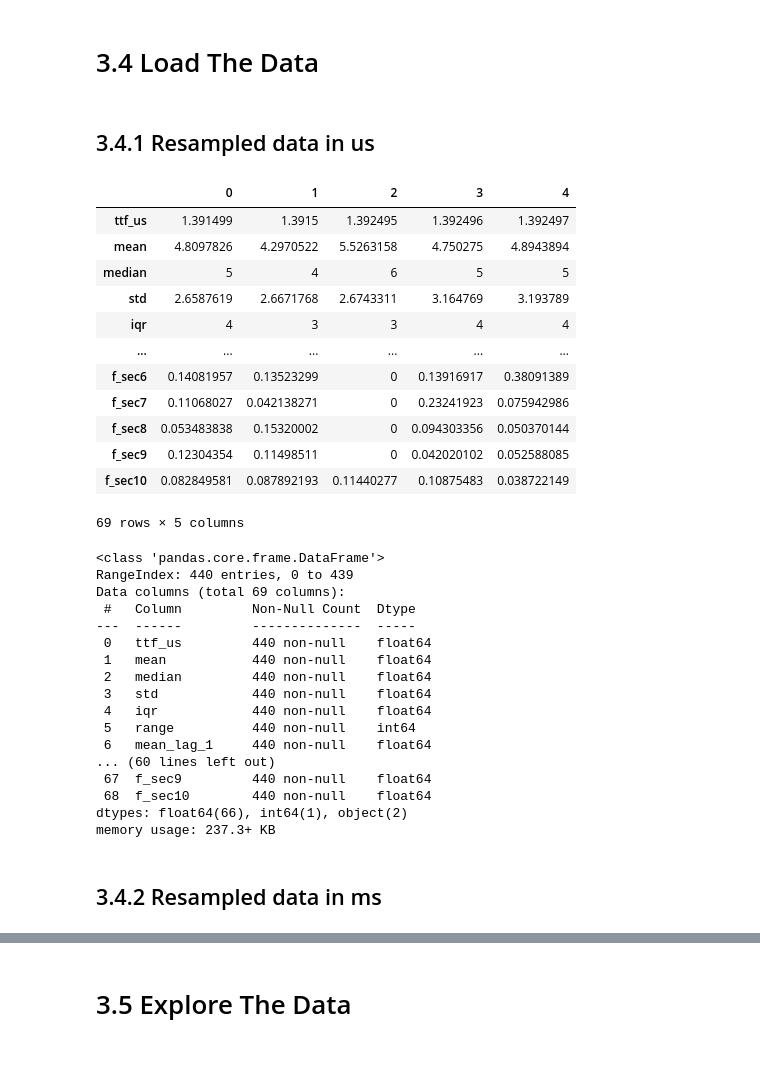
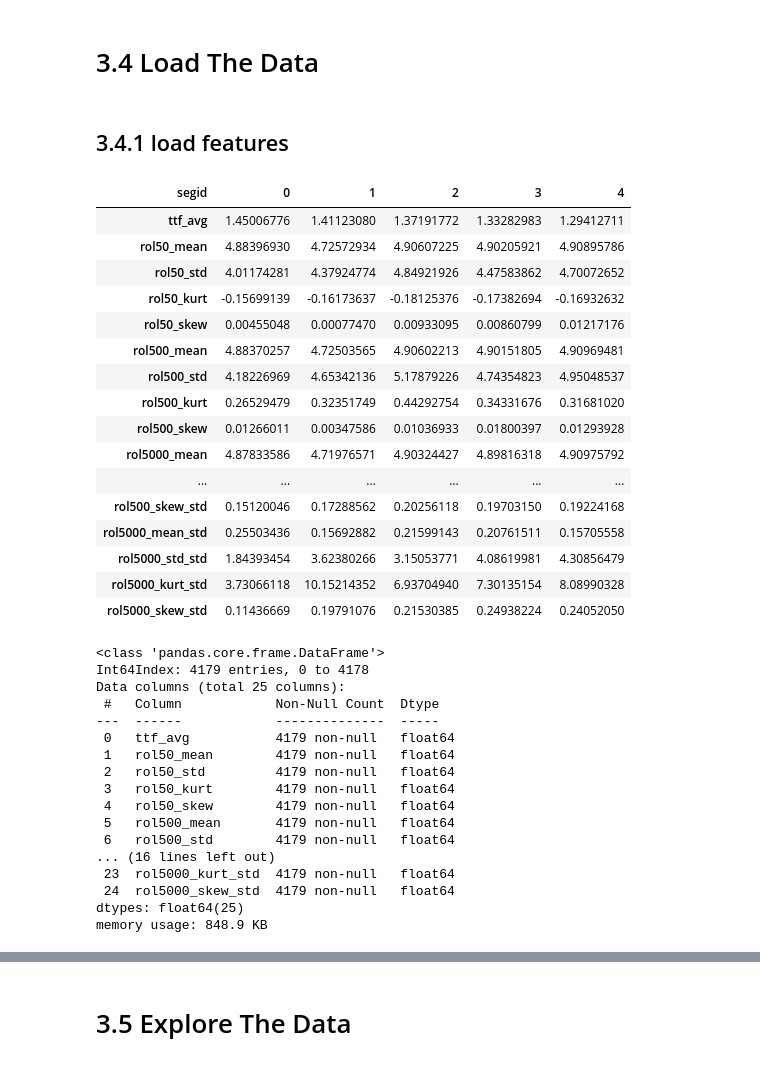
Before and after one commit to qq7933086/Laboratory_earthquake_time_prediction, a Jupyter notebook: Notebooks/03_exploratory_data_analysis.ipynb, the cells around one changed output, grey strips where cells are left out. Saved outputs shown, nothing was run; the diff lists cells and outputs as text; code cells hidden in the pictures.

```diff
--- a/Notebooks/03_exploratory_data_analysis.ipynb
+++ b/Notebooks/03_exploratory_data_analysis.ipynb
@@ -16,4 +15,4 @@ pd.set_option("display.precision", 8)
 # %% [markdown]
 # 3.4 Load The Data
 # %% [markdown]
-## 3.4.1 Resampled data in us
+## 3.4.1 load features
@@ -23,39 +19,41 @@ file_ms = '../data/train_ms_section.pkl'
-# %%
-df_us = pd.read_pickle(file_us)
-df_us.head().T
-# %% [output]
-|  | 0 | 1 | 2 | 3 | 4 |
-| ttf_us | 1.391499 | 1.3915 | 1.392495 | 1.392496 | 1.392497 |
-| mean | 4.8097826 | 4.2970522 | 5.5263158 | 4.750275 | 4.8943894 |
-| median | 5 | 4 | 6 | 5 | 5 |
-| std | 2.6587619 | 2.6671768 | 2.6743311 | 3.164769 | 3.193789 |
-| iqr | 4 | 3 | 3 | 4 | 4 |
-| ... | ... | ... | ... | ... | ... |
-| f_sec6 | 0.14081957 | 0.13523299 | 0 | 0.13916917 | 0.38091389 |
-| f_sec7 | 0.11068027 | 0.042138271 | 0 | 0.23241923 | 0.075942986 |
-| f_sec8 | 0.053483838 | 0.15320002 | 0 | 0.094303356 | 0.050370144 |
-| f_sec9 | 0.12304354 | 0.11498511 | 0 | 0.042020102 | 0.052588085 |
-| f_sec10 | 0.082849581 | 0.087892193 | 0.11440277 | 0.10875483 | 0.038722149 |
-69 rows × 5 columns
+# %%
+train_features_df = pd.read_csv('../data/train_transform.csv', index_col = 0)
+train_features_df.head().T
+# %% [output]
+| segid | 0 | 1 | 2 | 3 | 4 |
+| ttf_avg | 1.45006776 | 1.41123080 | 1.37191772 | 1.33282983 | 1.29412711 |
+| rol50_mean | 4.88396930 | 4.72572934 | 4.90607225 | 4.90205921 | 4.90895786 |
+| rol50_std | 4.01174281 | 4.37924774 | 4.84921926 | 4.47583862 | 4.70072652 |
+| rol50_kurt | -0.15699139 | -0.16173637 | -0.18125376 | -0.17382694 | -0.16932632 |
+| rol50_skew | 0.00455048 | 0.00077470 | 0.00933095 | 0.00860799 | 0.01217176 |
+| rol500_mean | 4.88370257 | 4.72503565 | 4.90602213 | 4.90151805 | 4.90969481 |
+| rol500_std | 4.18226969 | 4.65342136 | 5.17879226 | 4.74354823 | 4.95048537 |
+| rol500_kurt | 0.26529479 | 0.32351749 | 0.44292754 | 0.34331676 | 0.31681020 |
+| rol500_skew | 0.01266011 | 0.00347586 | 0.01036933 | 0.01800397 | 0.01293928 |
+| rol5000_mean | 4.87833586 | 4.71976571 | 4.90324427 | 4.89816318 | 4.90975792 |
+| ... | ... | ... | ... | ... | ... |
+| rol500_skew_std | 0.15120046 | 0.17288562 | 0.20256118 | 0.19703150 | 0.19224168 |
+| rol5000_mean_std | 0.25503436 | 0.15692882 | 0.21599143 | 0.20761511 | 0.15705558 |
+| rol5000_std_std | 1.84393454 | 3.62380266 | 3.15053771 | 4.08619981 | 4.30856479 |
+| rol5000_kurt_std | 3.73066118 | 10.15214352 | 6.93704940 | 7.30135154 | 8.08990328 |
+| rol5000_skew_std | 0.11436669 | 0.19791076 | 0.21530385 | 0.24938224 | 0.24052050 |
 # %%
-df_us.info()
+train_features_df.info()
 # %% [output]
 <class 'pandas.core.frame.DataFrame'>
-RangeIndex: 440 entries, 0 to 439
-Data columns (total 69 columns):
- #   Column         Non-Null Count  Dtype
----  ------         --------------  -----
- 0   ttf_us         440 non-null    float64
- 1   mean           440 non-null    float64
- 2   median         440 non-null    float64
- 3   std            440 non-null    float64
- 4   iqr            440 non-null    float64
- 5   range          440 non-null    int64
- 6   mean_lag_1     440 non-null    float64
-... (60 lines left out)
- 67  f_sec9         440 non-null    float64
- 68  f_sec10        440 non-null    float64
-dtypes: float64(66), int64(1), object(2)
-memory usage: 237.3+ KB
+Int64Index: 4179 entries, 0 to 4178
+Data columns (total 25 columns):
+ #   Column            Non-Null Count  Dtype
+---  ------            --------------  -----
+ 0   ttf_avg           4179 non-null   float64
+ 1   rol50_mean        4179 non-null   float64
+ 2   rol50_std         4179 non-null   float64
+ 3   rol50_kurt        4179 non-null   float64
+ 4   rol50_skew        4179 non-null   float64
+ 5   rol500_mean       4179 non-null   float64
+ 6   rol500_std        4179 non-null   float64
+... (16 lines left out)
+ 23  rol5000_kurt_std  4179 non-null   float64
+ 24  rol5000_skew_std  4179 non-null   float64
+dtypes: float64(25)
+memory usage: 848.9 KB
-# %% [markdown]
-## 3.4.2 Resampled data in ms
```
Also changed, not shown: parts of 16 cells of this notebook.
